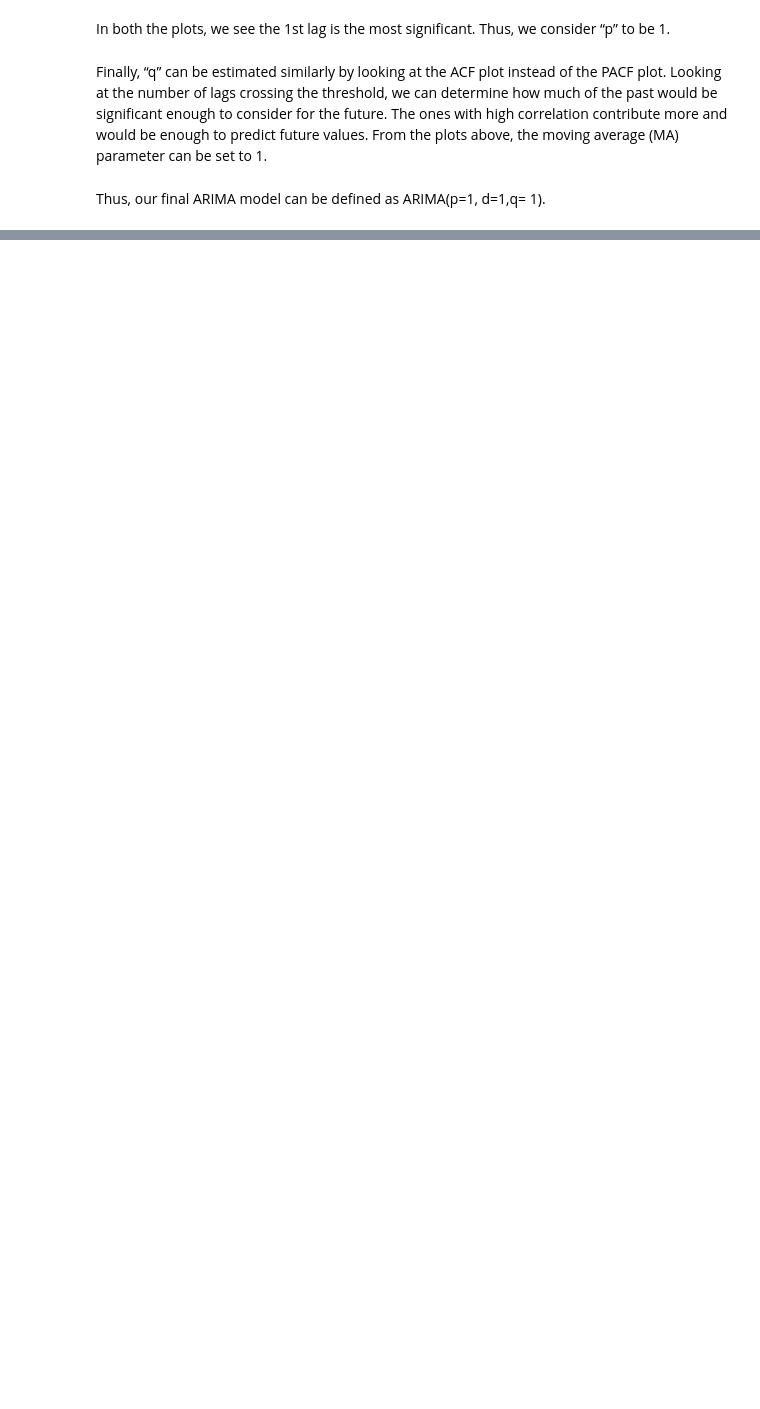
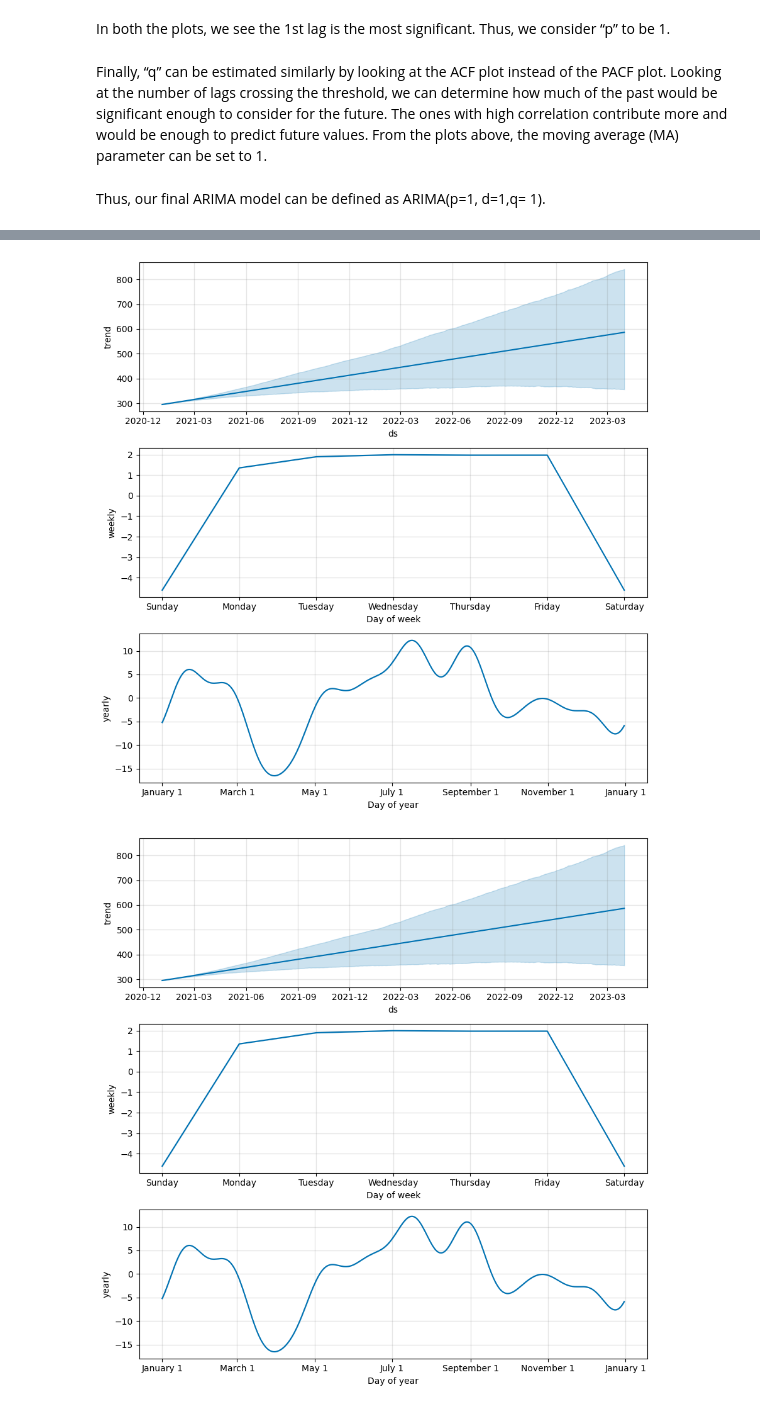
Before and after one commit to samirkhanal35/Data-mining---Time-Series-Analysis, a Jupyter notebook: main.ipynb, the cells around one changed output, grey strips where cells are left out. Drawn from its saved outputs; the diff is of its cells as text; code cells hidden in the pictures; blank space fills up the shorter version.

```diff
--- a/main.ipynb
+++ b/main.ipynb
@@ -285,0 +331,2 @@ plt.show()
+# %%
+df2 = df.copy()
@@ -285,0 +340,10 @@ plt.show()
+# %%
+df2.Date = pd.to_datetime(df2.Date, format="%Y-%m-%d")
+df2["month"] = df2.Date.dt.month
+df2["week"] = df2.Date.dt.week
+df2["day"] = df2.Date.dt.day
+df2["day_of_week"] = df2.Date.dt.dayofweek
+df2.fillna(df2.mean(), inplace=True)
+
+df2.set_index("Date", drop=False, inplace=True)
+df2.head()
@@ -285,0 +662,9 @@ plt.show()
+# %%
+df_train = df2[df2.Date < "2021"]
+df_valid = df2[df2.Date >= "2021"]
+
+from prophet import Prophet
+model = Prophet()
+model.fit(df_train[["Date", "Close"]].rename(columns={"Date": "ds", "Close": "y"}))
+
+forecast = model.predict(df_valid[["Date", "Close"]].rename(columns={"Date": "ds", "Close": "y"}))
@@ -285,0 +674,5 @@ plt.show()
+# %%
+model.plot_components(forecast)
+# %% [output]
+[figure, added]
+[figure, added]
```
Also changed, not shown: parts of 49 cells of this notebook.
